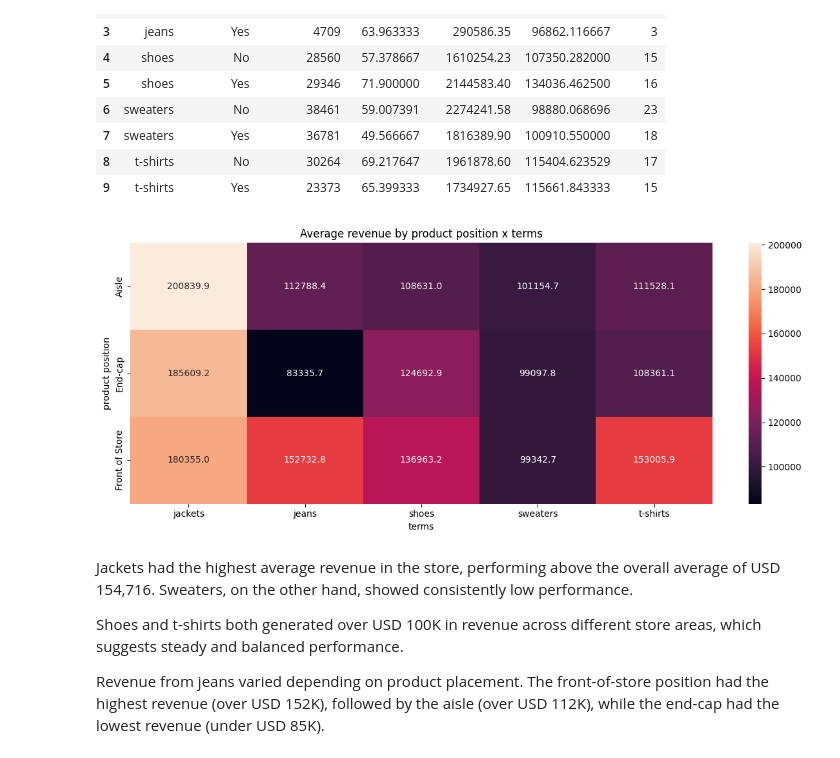
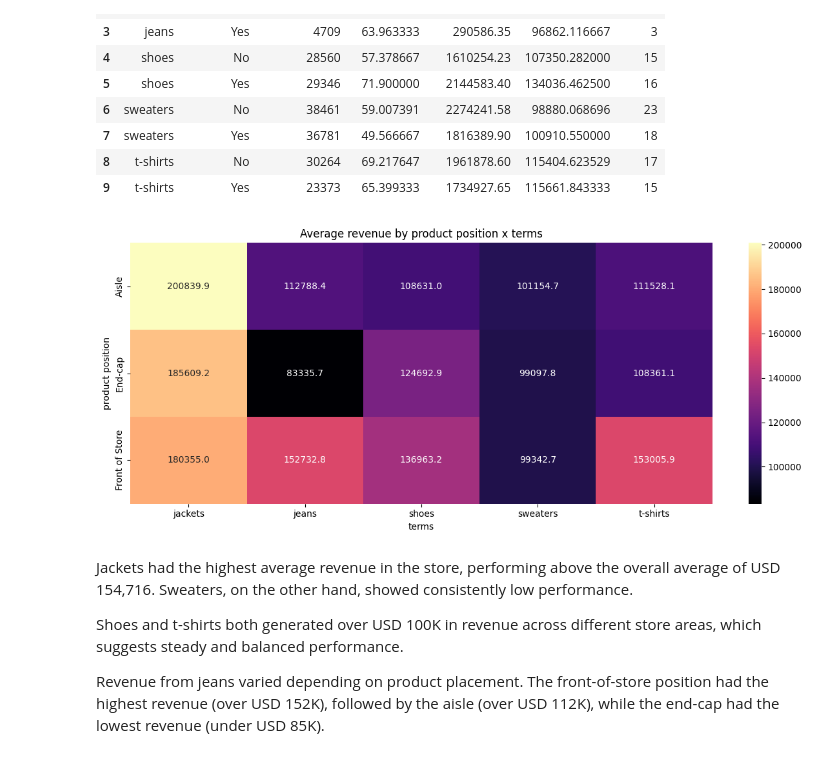
Before and after one commit to martaorawiec1-star/zara-sales-analysis, a Jupyter notebook: Zara_Sales_Analysis.ipynb, the cells around one changed output. Cells and saved outputs as stored; diff of their text form; code cells hidden in the pictures.

```diff
--- a/Zara_Sales_Analysis.ipynb
+++ b/Zara_Sales_Analysis.ipynb
@@ -609,16 +609,16 @@ df.groupby(["terms", "promotion"], observed=True).agg(
 # %%
 # Heatmap product position x terms
 df_terms_loc = df.pivot_table(index="product position", columns="terms",values="revenue",aggfunc="mean")
 
 
 plt.figure(figsize=(12, 5))
-sns.heatmap(df_terms_loc, cmap="rocket", annot=True, fmt=".1f")
+sns.heatmap(df_terms_loc, cmap="magma", annot=True, fmt=".1f")
 plt.title("Average revenue by product position x terms")
 
 plt.tight_layout()
 plt.show()
 # %% [output]
-[figure, old version]
+[figure, new version]
 # %% [markdown]
 Jackets had the highest average revenue in the store, performing above the overall average of USD 154,716. Sweaters, on the other hand, showed consistently low performance.
 
```
Also changed, not shown: parts of 6 cells of this notebook.
